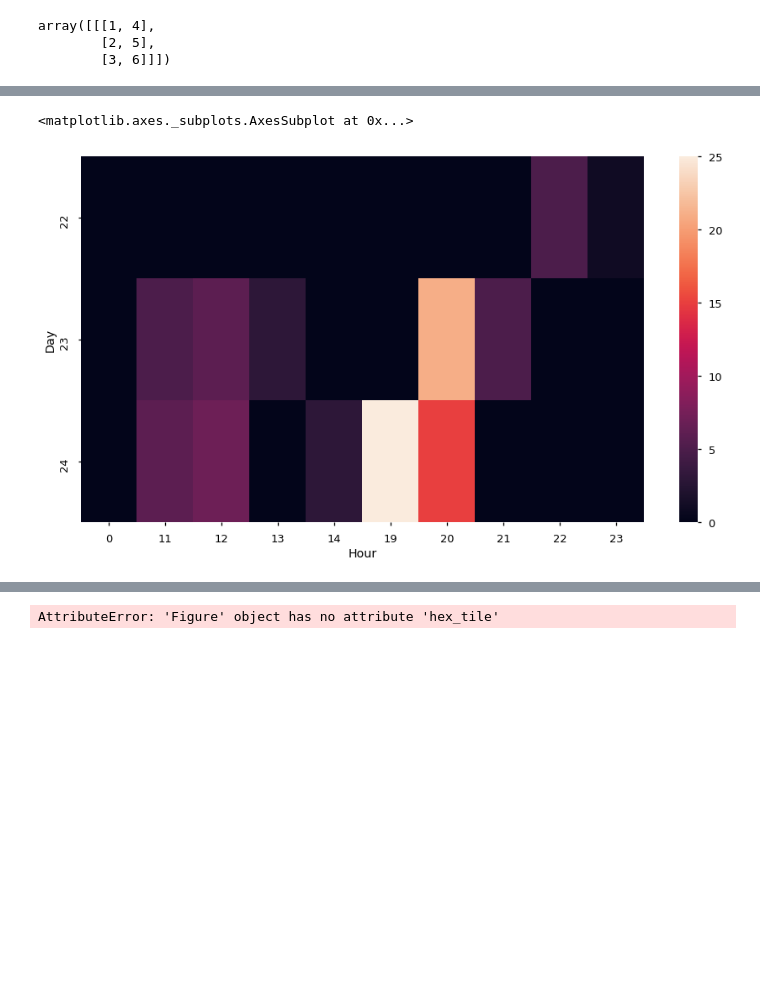
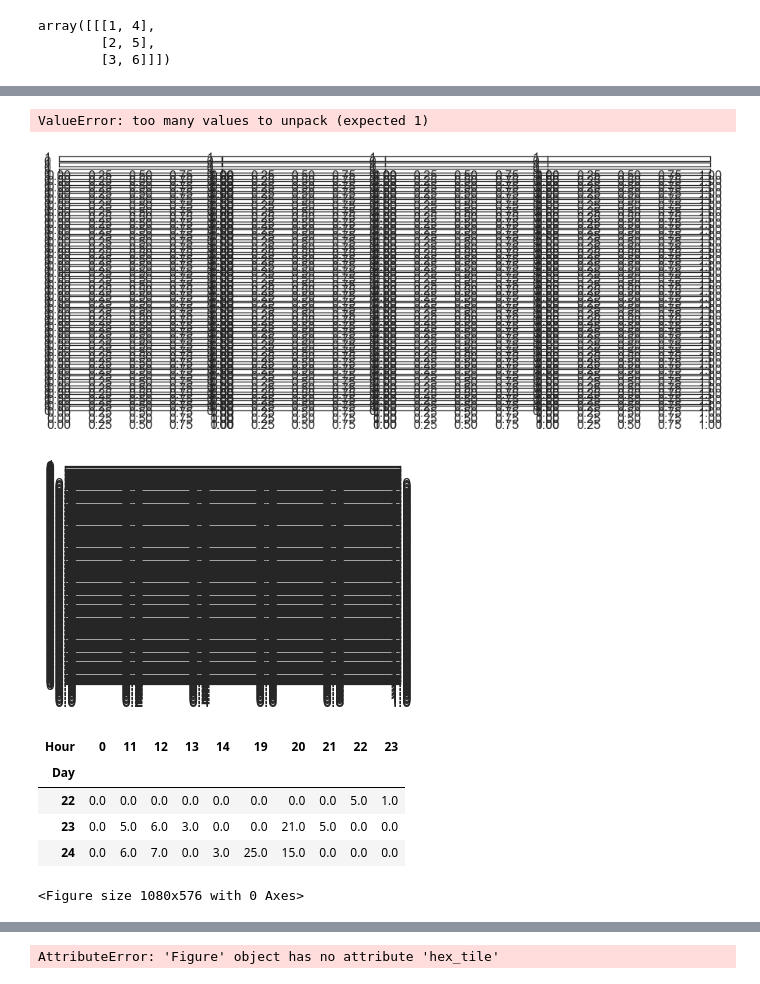
Before and after one commit to timrappold/WeeBro, a Jupyter notebook: bin/EDA.ipynb, the cells around one changed output, grey strips where cells are left out. Drawn from its saved outputs; the diff is of its cells as text; code cells hidden in the pictures; blank space fills up the shorter version.

```diff
--- a/bin/EDA.ipynb
+++ b/bin/EDA.ipynb
@@ -1367,0 +1468,2 @@ dfg_hr
+# %%
+plt.rcParams
@@ -1367,0 +1488,18 @@ dfg_hr
+# %%
+fig, axs = plt.subplots(42,4, figsize=(15, 6), facecolor='w', edgecolor='w')
+fig.subplots_adjust(hspace = .5, wspace=.001)
+
+axs = axs.ravel()
+
+for i, cmap in enumerate(cmaps):
+
+    f,  = plt.subplots(168)
+    sns.regplot(x, y, ax=ax1)
+    sns.kdeplot(x, ax=ax2)
+
+    sns.heatmap(pivoted, annot=True, fmt="g", linewidths=.5, cmap=cmap)
+    #axs[i].set_title(str(250+i))
+# %% [output]
+ValueError: too many values to unpack (expected 1)
+[figure, added]
+[figure, added]
@@ -1372,7 +1512,11 @@ sns.set_context(context='talk')
 plt.figure(figsize=(15,8))
 df_toplot = dfg_hr.pivot('Day','Hour','Min_cried')#.size()#.reset_index()
 df_toplot.fillna(0, inplace=True)
-sns.heatmap(df_toplot)
+df_toplot
 # %% [output]
+| Hour | 0 | 11 | 12 | 13 | 14 | 19 | 20 | 21 | 22 | 23 |
+| Day |  |  |  |  |  |  |  |  |  |  |
+| 22 | 0.0 | 0.0 | 0.0 | 0.0 | 0.0 | 0.0 | 0.0 | 0.0 | 5.0 | 1.0 |
+| 23 | 0.0 | 5.0 | 6.0 | 3.0 | 0.0 | 0.0 | 21.0 | 5.0 | 0.0 | 0.0 |
+| 24 | 0.0 | 6.0 | 7.0 | 0.0 | 3.0 | 25.0 | 15.0 | 0.0 | 0.0 | 0.0 |
-<matplotlib.axes._subplots.AxesSubplot at 0x...>
+<Figure size 1080x576 with 0 Axes>
-[figure, removed]
```
Also changed, not shown: parts of 20 cells of this notebook, 4 other files.
